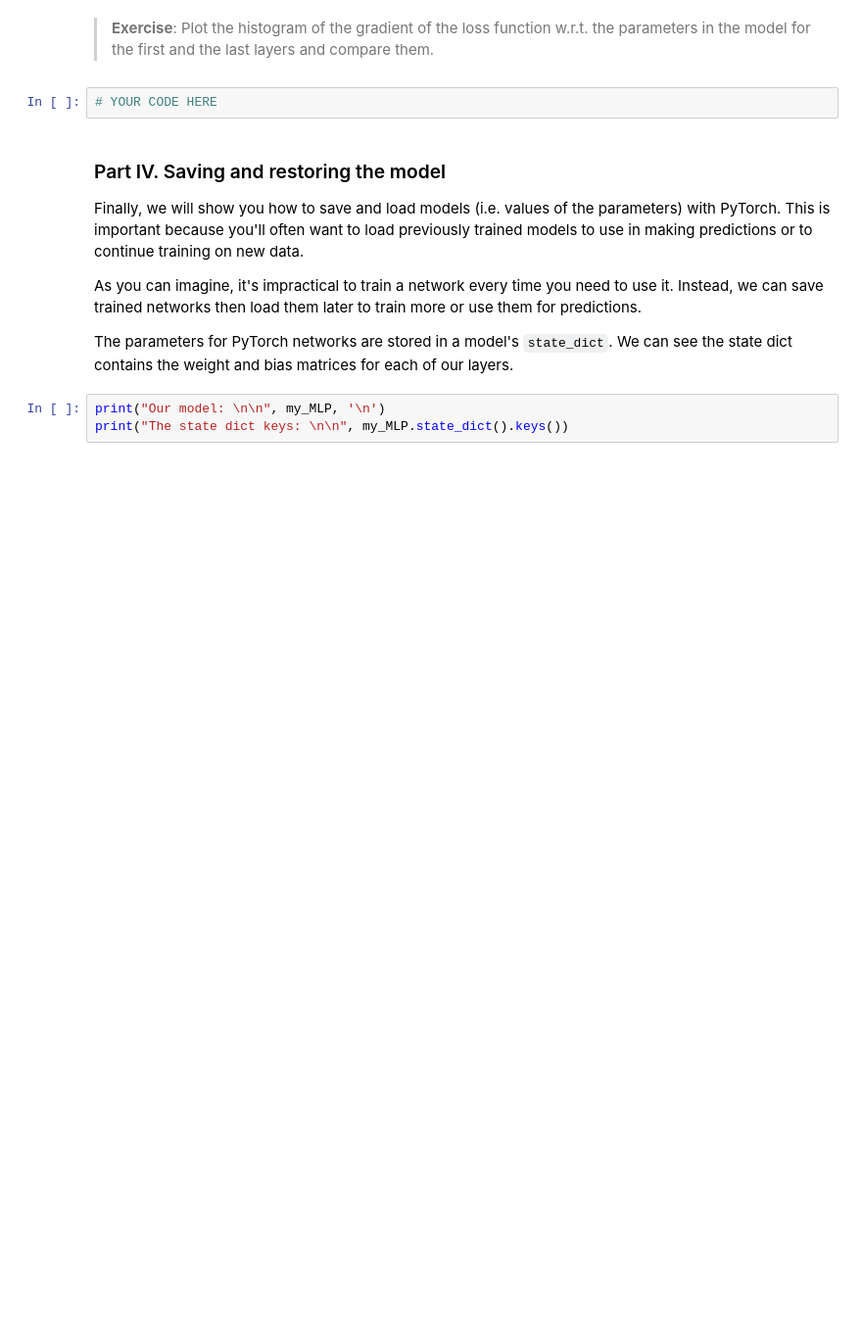
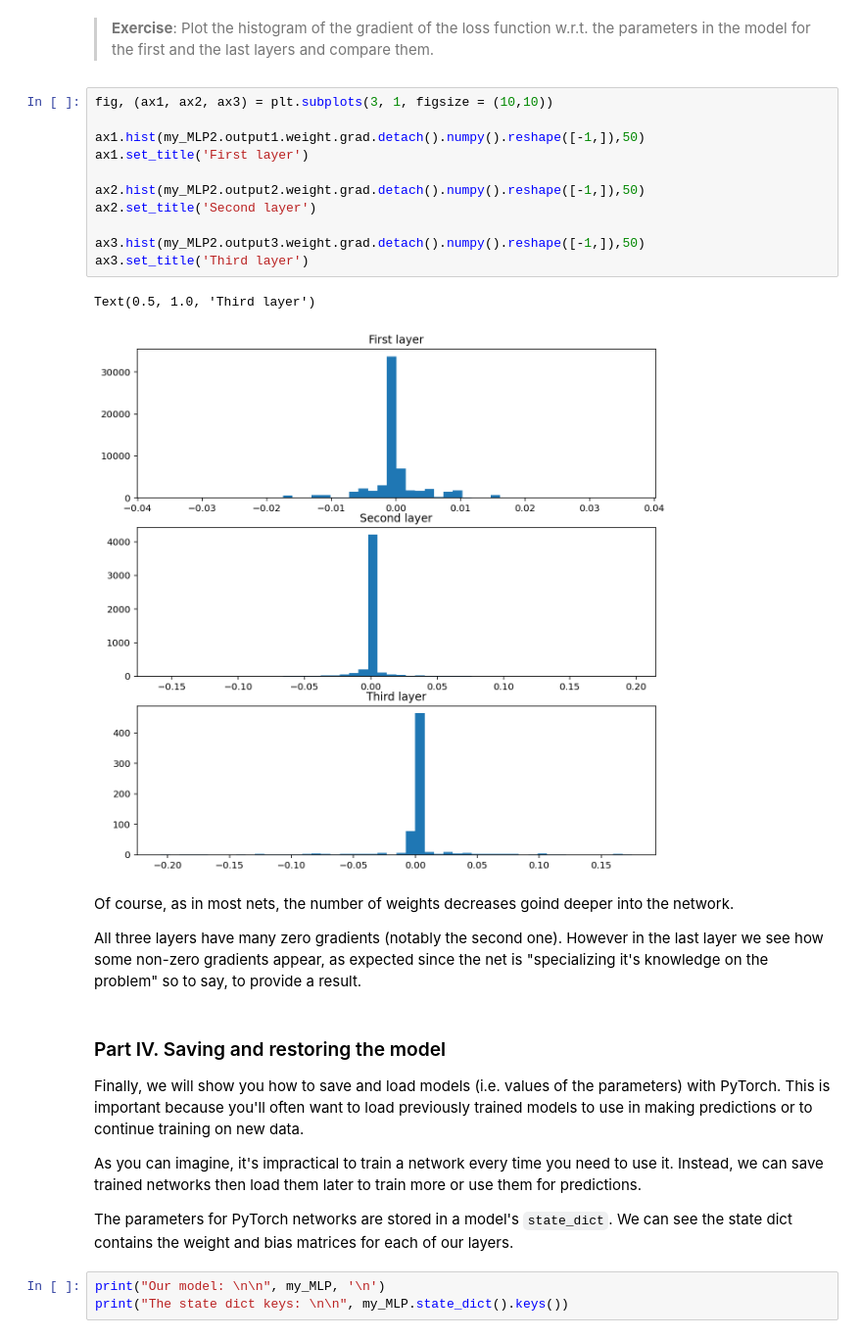
Before and after one commit to boscodeeromeu/NN, a Jupyter notebook: STUDENT_Lab_2_Part_1.ipynb, the cells around one changed output. Shown at 98% size. Saved outputs shown, nothing was run; the diff lists cells and outputs as text; blank space fills up the shorter version.

```diff
--- a/STUDENT_Lab_2_Part_1.ipynb
+++ b/STUDENT_Lab_2_Part_1.ipynb
@@ -508,7 +513,23 @@ In the second layer, there are 5 hidden units that are unactive
 # %% [markdown]
 > **Exercise**: Plot the histogram of the gradient of the loss function w.r.t. the parameters in the model for the first and the last layers and compare them.
-# %%
-# YOUR CODE HERE
+# %%
+fig, (ax1, ax2, ax3) = plt.subplots(3, 1, figsize = (10,10))
+
+ax1.hist(my_MLP2.output1.weight.grad.detach().numpy().reshape([-1,]),50)
+ax1.set_title('First layer')
+
+ax2.hist(my_MLP2.output2.weight.grad.detach().numpy().reshape([-1,]),50)
+ax2.set_title('Second layer')
+
+ax3.hist(my_MLP2.output3.weight.grad.detach().numpy().reshape([-1,]),50)
+ax3.set_title('Third layer')
+# %% [output]
+Text(0.5, 1.0, 'Third layer')
+[figure, added]
+# %% [markdown]
+Of course, as in most nets, the number of weights decreases goind deeper into the network.
+
+All three layers have many zero gradients (notably the second one). However in the last layer we see how some non-zero gradients appear, as expected since the net is "specializing it's knowledge on the problem" so to say, to provide a result.
 # %% [markdown]
 ### Part IV. Saving and restoring the model
 
```
Also changed, not shown: parts of 24 cells of this notebook.
